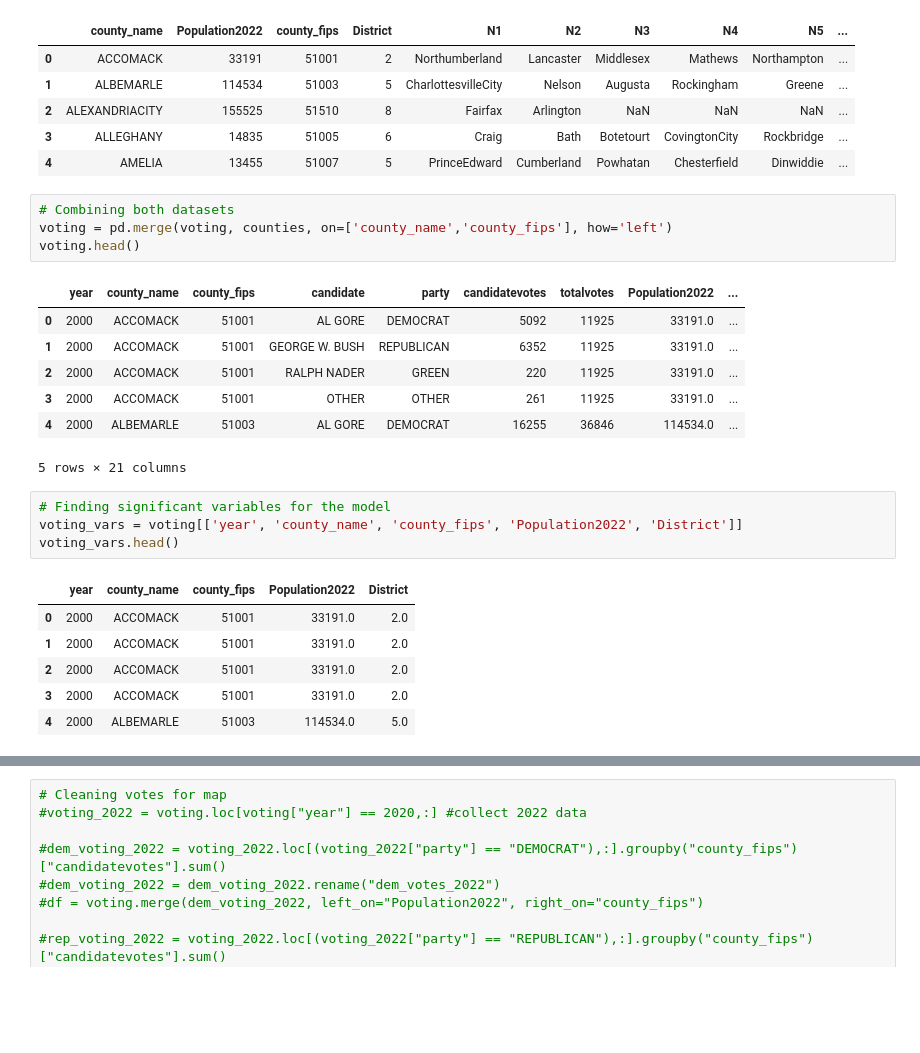
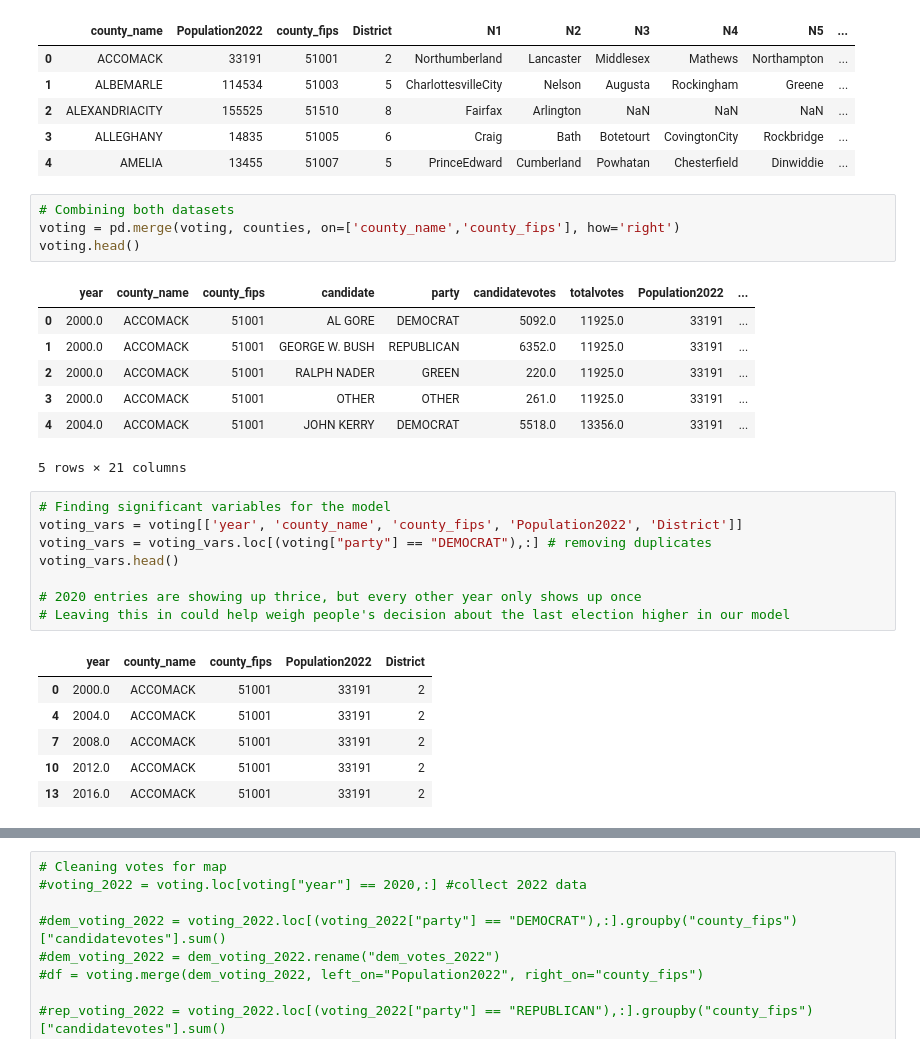
Before and after one commit to Nehach73/DS3001_project_voting, a Jupyter notebook: Project_Notebook_3.ipynb, the cells around one changed output, grey strips where cells are left out. Drawn from its saved outputs; the diff is of its cells as text; blank space fills up the shorter version.

Commit message:
County wise voting history time series

```diff
--- a/Project_Notebook_3.ipynb
+++ b/Project_Notebook_3.ipynb
@@ -67,26 +61,30 @@ counties.head()
 | 4 | AMELIA | 13455 | 51007 | 5 | PrinceEdward | Cumberland | Powhatan | Chesterfield | Dinwiddie | ... |
 # %%
 # Combining both datasets
-voting = pd.merge(voting, counties, on=['county_name','county_fips'], how='left')
+voting = pd.merge(voting, counties, on=['county_name','county_fips'], how='right')
 voting.head()
 # %% [output]
 |  | year | county_name | county_fips | candidate | party | candidatevotes | totalvotes | Population2022 | ... |
-| 0 | 2000 | ACCOMACK | 51001 | AL GORE | DEMOCRAT | 5092 | 11925 | 33191.0 | ... |
-| 1 | 2000 | ACCOMACK | 51001 | GEORGE W. BUSH | REPUBLICAN | 6352 | 11925 | 33191.0 | ... |
-| 2 | 2000 | ACCOMACK | 51001 | RALPH NADER | GREEN | 220 | 11925 | 33191.0 | ... |
-| 3 | 2000 | ACCOMACK | 51001 | OTHER | OTHER | 261 | 11925 | 33191.0 | ... |
-| 4 | 2000 | ALBEMARLE | 51003 | AL GORE | DEMOCRAT | 16255 | 36846 | 114534.0 | ... |
+| 0 | 2000.0 | ACCOMACK | 51001 | AL GORE | DEMOCRAT | 5092.0 | 11925.0 | 33191 | ... |
+| 1 | 2000.0 | ACCOMACK | 51001 | GEORGE W. BUSH | REPUBLICAN | 6352.0 | 11925.0 | 33191 | ... |
+| 2 | 2000.0 | ACCOMACK | 51001 | RALPH NADER | GREEN | 220.0 | 11925.0 | 33191 | ... |
+| 3 | 2000.0 | ACCOMACK | 51001 | OTHER | OTHER | 261.0 | 11925.0 | 33191 | ... |
+| 4 | 2004.0 | ACCOMACK | 51001 | JOHN KERRY | DEMOCRAT | 5518.0 | 13356.0 | 33191 | ... |
 5 rows × 21 columns
 # %%
 # Finding significant variables for the model
 voting_vars = voting[['year', 'county_name', 'county_fips', 'Population2022', 'District']]
+voting_vars = voting_vars.loc[(voting["party"] == "DEMOCRAT"),:] # removing duplicates
 voting_vars.head()
+
+# 2020 entries are showing up thrice, but every other year only shows up once
+# Leaving this in could help weigh people's decision about the last election higher in our model
 # %% [output]
 |  | year | county_name | county_fips | Population2022 | District |
-| 0 | 2000 | ACCOMACK | 51001 | 33191.0 | 2.0 |
-| 1 | 2000 | ACCOMACK | 51001 | 33191.0 | 2.0 |
-| 2 | 2000 | ACCOMACK | 51001 | 33191.0 | 2.0 |
-| 3 | 2000 | ACCOMACK | 51001 | 33191.0 | 2.0 |
-| 4 | 2000 | ALBEMARLE | 51003 | 114534.0 | 5.0 |
+| 0 | 2000.0 | ACCOMACK | 51001 | 33191 | 2 |
+| 4 | 2004.0 | ACCOMACK | 51001 | 33191 | 2 |
+| 7 | 2008.0 | ACCOMACK | 51001 | 33191 | 2 |
+| 10 | 2012.0 | ACCOMACK | 51001 | 33191 | 2 |
+| 13 | 2016.0 | ACCOMACK | 51001 | 33191 | 2 |
 # %%
 # defining election result as the difference between dem and rep votes
```
Also changed, not shown: parts of 5 cells of this notebook.
